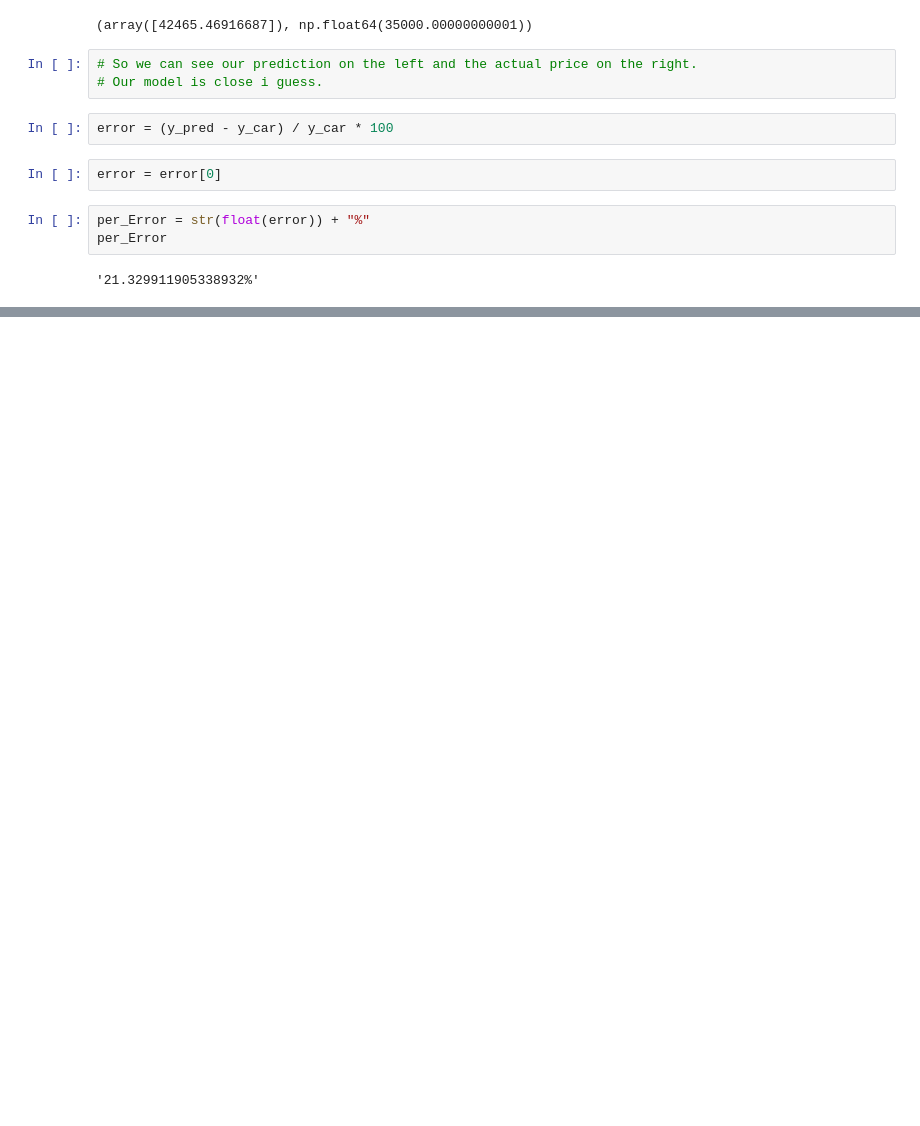
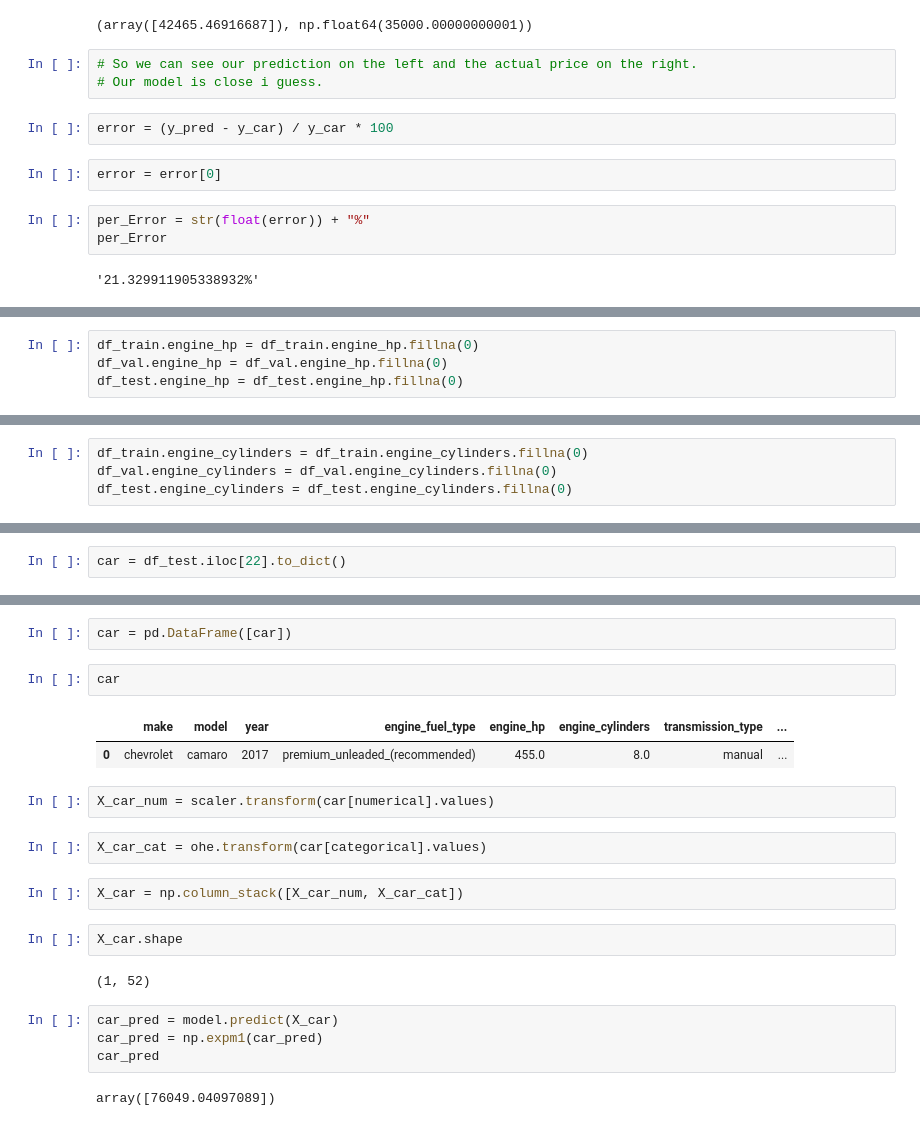
Before and after one commit to Martinsij70/Machine-learning-zoomcamp, a Jupyter notebook: 02-regression/Car_model.ipynb, the cells around one changed output, grey strips where cells are left out. Saved outputs shown, nothing was run; the diff lists cells and outputs as text; blank space fills up the shorter version.

```diff
--- a/02-regression/Car_model.ipynb
+++ b/02-regression/Car_model.ipynb
@@ -1419,0 +1615,4 @@ per_Error
+# %%
+df_train.engine_hp = df_train.engine_hp.fillna(0)
+df_val.engine_hp = df_val.engine_hp.fillna(0)
+df_test.engine_hp = df_test.engine_hp.fillna(0)
@@ -1419,0 +1629,4 @@ per_Error
+# %%
+df_train.engine_cylinders = df_train.engine_cylinders.fillna(0)
+df_val.engine_cylinders = df_val.engine_cylinders.fillna(0)
+df_test.engine_cylinders = df_test.engine_cylinders.fillna(0)
@@ -1419,0 +1709,2 @@ per_Error
+# %%
+car = df_test.iloc[22].to_dict()
@@ -1419,0 +1729,23 @@ per_Error
+# %%
+car = pd.DataFrame([car])
+# %%
+car
+# %% [output]
+|  | make | model | year | engine_fuel_type | engine_hp | engine_cylinders | transmission_type | ... |
+| 0 | chevrolet | camaro | 2017 | premium_unleaded_(recommended) | 455.0 | 8.0 | manual | ... |
+# %%
+X_car_num = scaler.transform(car[numerical].values)
+# %%
+X_car_cat = ohe.transform(car[categorical].values)
+# %%
+X_car = np.column_stack([X_car_num, X_car_cat])
+# %%
+X_car.shape
+# %% [output]
+(1, 52)
+# %%
+car_pred = model.predict(X_car)
+car_pred = np.expm1(car_pred)
+car_pred
+# %% [output]
+array([76049.04097089])
```
Also changed, not shown: parts of 42 cells of this notebook, 4 other files.
